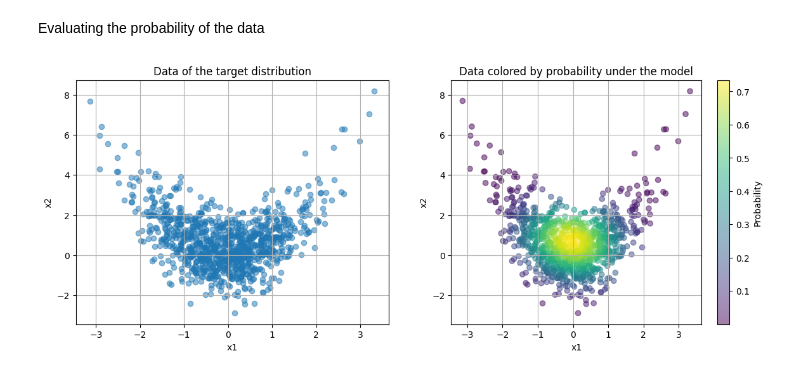
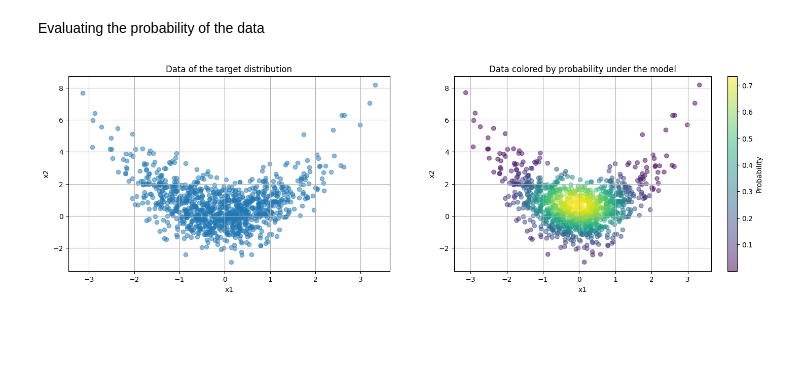
Before and after one commit to rpivi/Normalizing_Flow, a Jupyter notebook: evaluate.ipynb, the cells around one changed output. Saved outputs shown, nothing was run; the diff lists cells and outputs as text; code cells hidden in the pictures; blank space fills up the shorter version.

Commit message:
fixed some error in probability evaluation and better plots

```diff
--- a/evaluate.ipynb
+++ b/evaluate.ipynb
@@ -174,25 +174,26 @@ Evaluating the probability of the data
 # %%
 key = jax.random.PRNGKey(0)
 x, key = sample_target(key, 1000)
 
 # evaluate the prob of the data under the model
 log_probs = log_px(params, x) # we use the parameters after training
+# we are using the inverse function to compute the log prob of x, we use the flow only one time in this case!
 prob = jnp.exp(log_probs)
 
 # plot
-plt.figure(figsize=(14, 5))
+plt.figure(figsize=(18, 5))
 plt.subplot(1, 2, 1)
 plt.scatter(x[:, 0], x[:, 1], alpha=0.5)
 plt.xlabel('x1')
 plt.ylabel('x2')
 plt.title('Data of the target distribution')
 plt.grid()
 plt.subplot(1, 2, 2)
 plt.scatter(x[:, 0], x[:, 1], alpha=0.5, c=prob, cmap='viridis')
 plt.colorbar(label='Probability')
 plt.xlabel('x1')
 plt.ylabel('x2')
 plt.title('Data colored by probability under the model')
 plt.grid()
 # %% [output]
-[figure, old version]
+[figure, new version]
```
Also changed, not shown: 6 other files.
